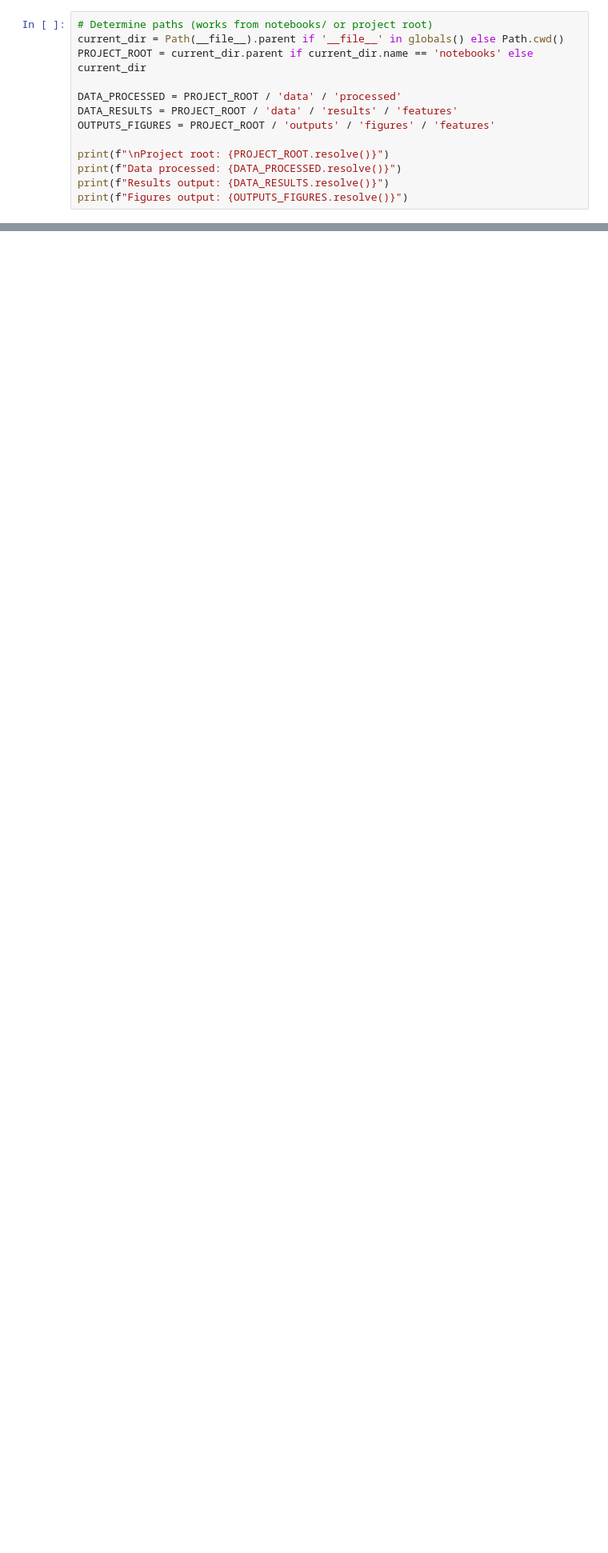
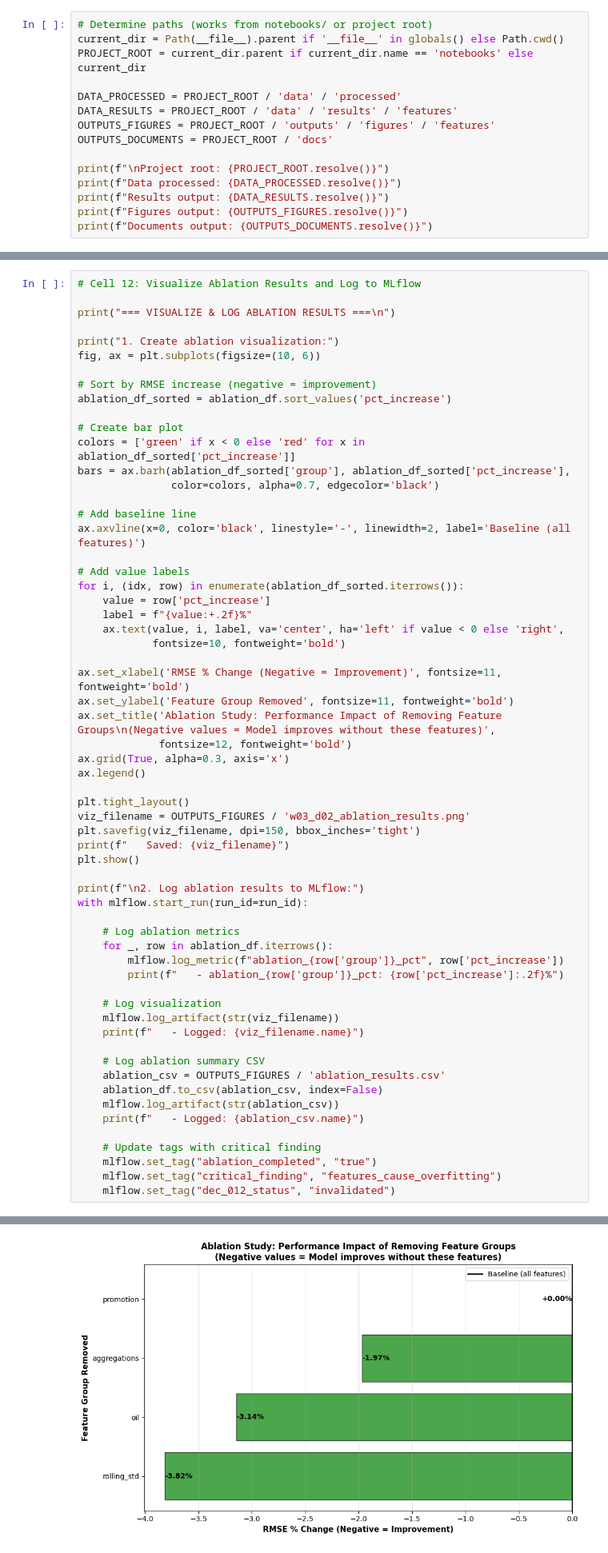
Before and after one commit to albertodiazdurana/CorporacionFavorita-demand-forecasting-in-retail, a Jupyter notebook: notebooks/w03_d02_MODEL_mlflow-features.ipynb, the cells around one changed output, grey strips where cells are left out. Shown at 80% size. Drawn from its saved outputs; the diff is of its cells as text; blank space fills up the shorter version.

```diff
--- a/notebooks/w03_d02_MODEL_mlflow-features.ipynb
+++ b/notebooks/w03_d02_MODEL_mlflow-features.ipynb
@@ -111,11 +111,13 @@ PROJECT_ROOT = current_dir.parent if current_dir.name == 'notebooks' else curren
 DATA_PROCESSED = PROJECT_ROOT / 'data' / 'processed'
 DATA_RESULTS = PROJECT_ROOT / 'data' / 'results' / 'features'
 OUTPUTS_FIGURES = PROJECT_ROOT / 'outputs' / 'figures' / 'features'
+OUTPUTS_DOCUMENTS = PROJECT_ROOT / 'docs'
 
 print(f"\nProject root: {PROJECT_ROOT.resolve()}")
 print(f"Data processed: {DATA_PROCESSED.resolve()}")
 print(f"Results output: {DATA_RESULTS.resolve()}")
 print(f"Figures output: {OUTPUTS_FIGURES.resolve()}")
+print(f"Documents output: {OUTPUTS_DOCUMENTS.resolve()}")
 # %% [output]
 Project root: D:\Demand-forecasting-in-retail
 Data processed: D:\Demand-forecasting-in-retail\data\processed
@@ -720,0 +1252,62 @@ Look at the huge gap between importance_1 (8.99) and importance_2 (0.51) - the 7
+# %%
+# Cell 12: Visualize Ablation Results and Log to MLflow
+
+print("=== VISUALIZE & LOG ABLATION RESULTS ===\n")
+
+print("1. Create ablation visualization:")
+fig, ax = plt.subplots(figsize=(10, 6))
+
+# Sort by RMSE increase (negative = improvement)
+ablation_df_sorted = ablation_df.sort_values('pct_increase')
+
+# Create bar plot
+colors = ['green' if x < 0 else 'red' for x in ablation_df_sorted['pct_increase']]
+bars = ax.barh(ablation_df_sorted['group'], ablation_df_sorted['pct_increase'],
+               color=colors, alpha=0.7, edgecolor='black')
+
+# Add baseline line
+ax.axvline(x=0, color='black', linestyle='-', linewidth=2, label='Baseline (all features)')
+
+# Add value labels
+for i, (idx, row) in enumerate(ablation_df_sorted.iterrows()):
+    value = row['pct_increase']
+    label = f"{value:+.2f}%"
+    ax.text(value, i, label, va='center', ha='left' if value < 0 else 'right',
+            fontsize=10, fontweight='bold')
+
+ax.set_xlabel('RMSE % Change (Negative = Improvement)', fontsize=11, fontweight='bold')
+ax.set_ylabel('Feature Group Removed', fontsize=11, fontweight='bold')
+ax.set_title('Ablation Study: Performance Impact of Removing Feature Groups\n(Negative values = Model improves without these features)',
+             fontsize=12, fontweight='bold')
+ax.grid(True, alpha=0.3, axis='x')
+ax.legend()
+
+plt.tight_layout()
+viz_filename = OUTPUTS_FIGURES / 'w03_d02_ablation_results.png'
+plt.savefig(viz_filename, dpi=150, bbox_inches='tight')
+print(f"   Saved: {viz_filename}")
+plt.show()
+
+print(f"\n2. Log ablation results to MLflow:")
+with mlflow.start_run(run_id=run_id):
+
+    # Log ablation metrics
+    for _, row in ablation_df.iterrows():
+        mlflow.log_metric(f"ablation_{row['group']}_pct", row['pct_increase'])
+        print(f"   - ablation_{row['group']}_pct: {row['pct_increase']:.2f}%")
+
+    # Log visualization
+    mlflow.log_artifact(str(viz_filename))
+    print(f"   - Logged: {viz_filename.name}")
+
+    # Log ablation summary CSV
+    ablation_csv = OUTPUTS_FIGURES / 'ablation_results.csv'
+    ablation_df.to_csv(ablation_csv, index=False)
+    mlflow.log_artifact(str(ablation_csv))
+    print(f"   - Logged: {ablation_csv.name}")
+
+    # Update tags with critical finding
+    mlflow.set_tag("ablation_completed", "true")
+    mlflow.set_tag("critical_finding", "features_cause_overfitting")
+    mlflow.set_tag("dec_012_status", "invalidated")
+# %% [output]
@@ -720,0 +1318 @@ Look at the huge gap between importance_1 (8.99) and importance_2 (0.51) - the 7
+[figure, added]
```
Also changed, not shown: parts of 19 cells of this notebook, 3 other files.
